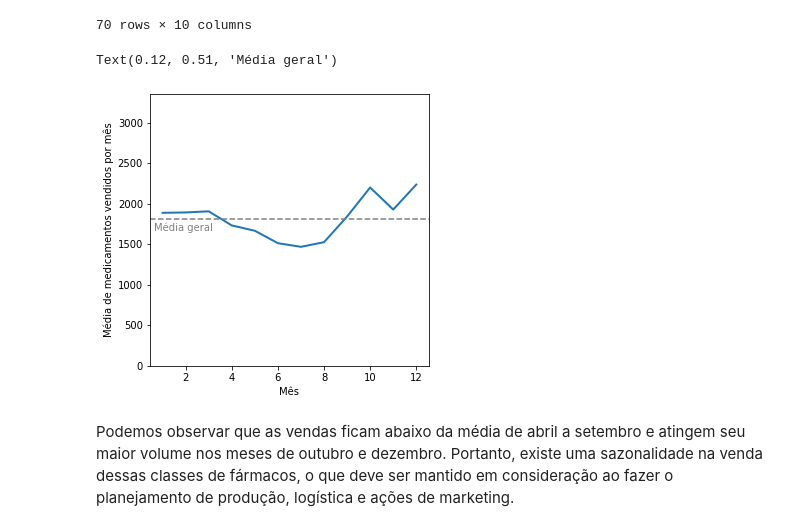
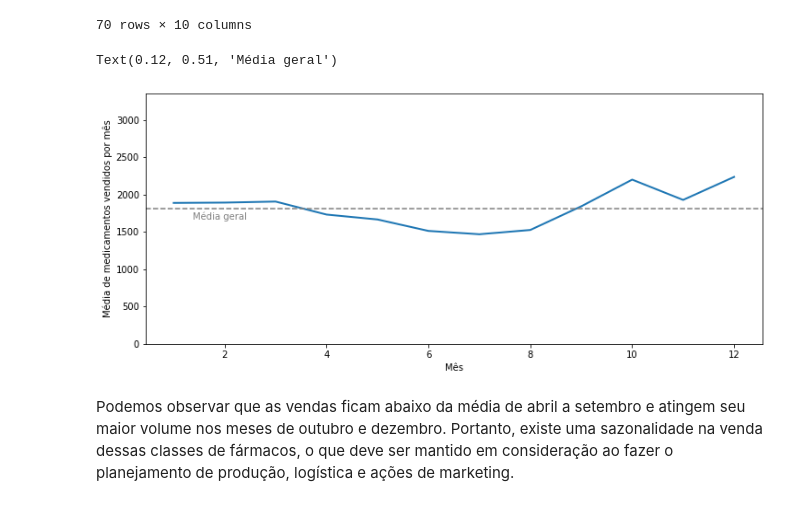
Before and after one commit to ailafelixa/EDA-Pharmaceutical-Sales, a Jupyter notebook: pharma-sales-analysis.ipynb, the cells around one changed output. Saved outputs shown, nothing was run; the diff lists cells and outputs as text; code cells hidden in the pictures.

```diff
--- a/pharma-sales-analysis.ipynb
+++ b/pharma-sales-analysis.ipynb
@@ -324,19 +325,19 @@ df_2y
 # %%
 #Vamos verificar como a média de vendas se comporta ao longo dos meses, independentemente do produto
 df_2a = df_2.sum(axis=1)
 df_2a = pd.DataFrame(df_2a)
 df_2a = df_2a.rename(columns={0:'total'})
 
 df2ax = sns.lineplot(x = df_2a.index, y=df_2a.total, **{'lw':'2'})
-df2ax.figure.set_size_inches(5, 5)
+df2ax.figure.set_size_inches(12, 5)
 df2ax.set(xlabel='Mês', ylabel='Média de medicamentos vendidos por mês')
 plt.ylim(0, df_2a['total'].max()*1.5)
 plt.axhline(df_2a.total.mean(),xmin=0, xmax=1, color='grey', **{'ls':'--'})
 plt.text(0.12, 0.51, 'Média geral', horizontalalignment='center',
      verticalalignment='center', transform=df2ax.transAxes, color='grey')
 # %% [output]
 Text(0.12, 0.51, 'Média geral')
-[figure, old version]
+[figure, new version]
 # %% [markdown]
 Podemos observar que as vendas ficam abaixo da média de abril a setembro e atingem seu maior volume nos meses de outubro e dezembro. Portanto, existe uma sazonalidade na venda dessas classes de fármacos, o que deve ser mantido em consideração ao fazer o planejamento de produção, logística e ações de marketing.
 # %%
```
Also changed, not shown: parts of 4 cells of this notebook.
